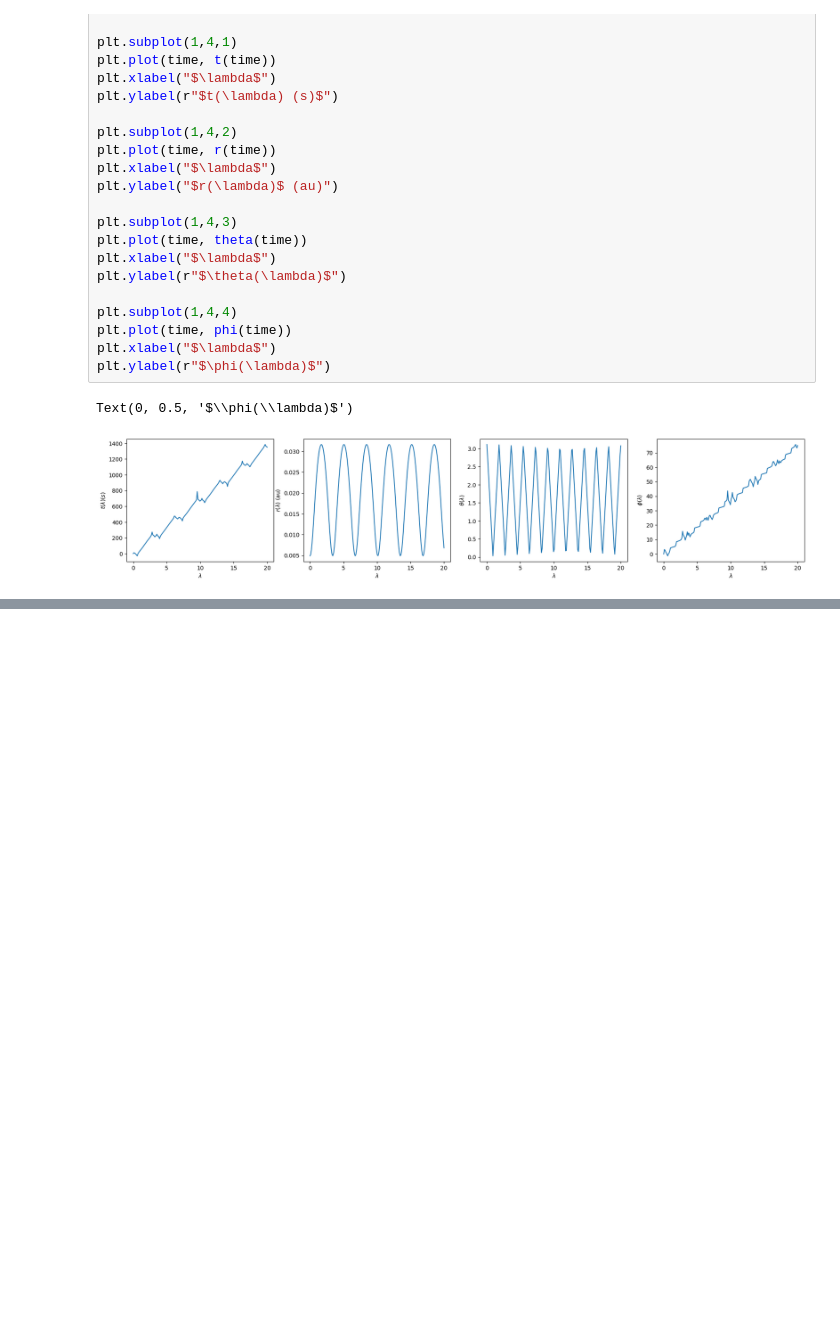
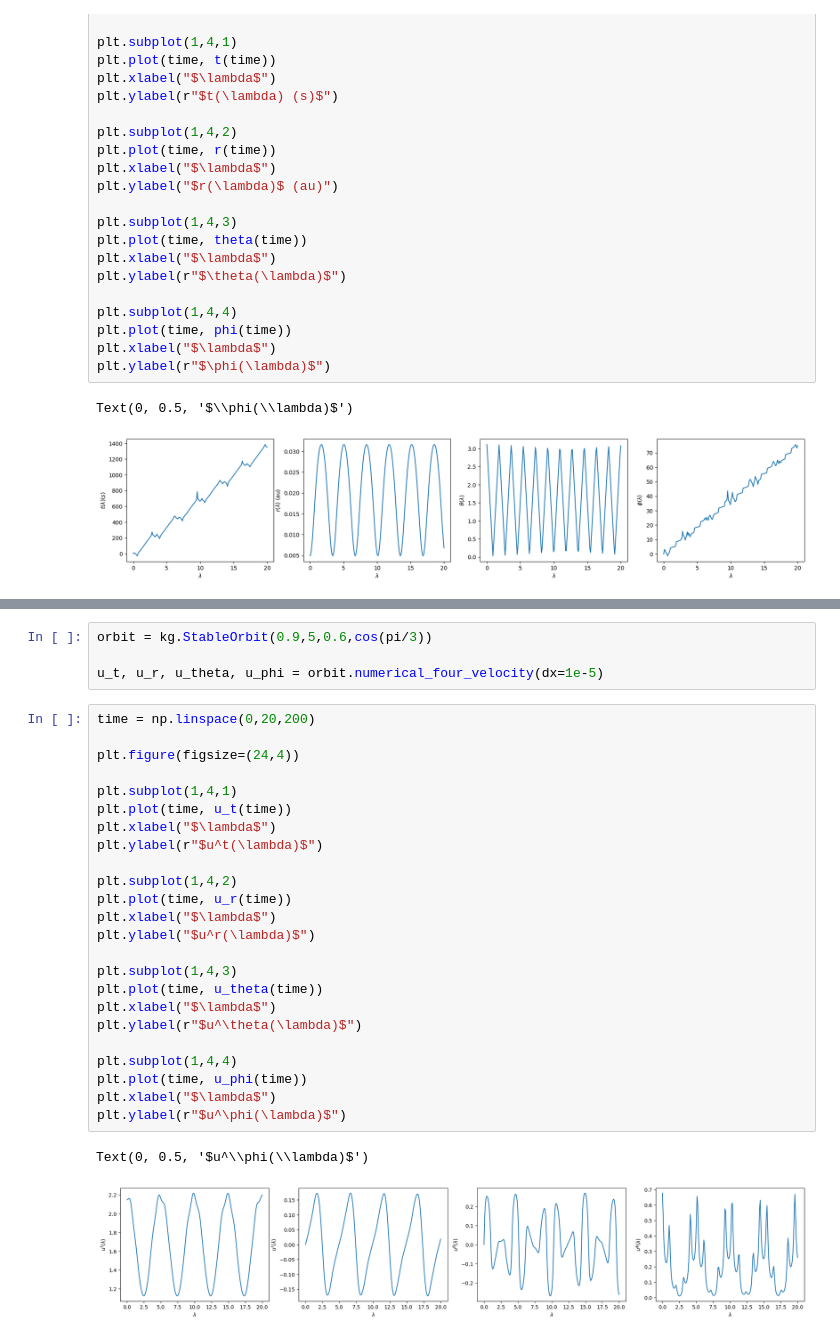
Before and after one commit to BlackHolePerturbationToolkit/KerrGeoPy, a Jupyter notebook: docs/source/notebooks/Trajectory.ipynb, the cells around one changed output, grey strips where cells are left out. Cells and saved outputs as stored; diff of their text form; blank space fills up the shorter version.

```diff
--- a/docs/source/notebooks/Trajectory.ipynb
+++ b/docs/source/notebooks/Trajectory.ipynb
@@ -105,0 +146,31 @@ Text(0, 0.5, '$\\phi(\\lambda)$')
+# %%
+orbit = kg.StableOrbit(0.9,5,0.6,cos(pi/3))
+
+u_t, u_r, u_theta, u_phi = orbit.numerical_four_velocity(dx=1e-5)
+# %%
+time = np.linspace(0,20,200)
+
+plt.figure(figsize=(24,4))
+
+plt.subplot(1,4,1)
+plt.plot(time, u_t(time))
+plt.xlabel("$\lambda$")
+plt.ylabel(r"$u^t(\lambda)$")
+
+plt.subplot(1,4,2)
+plt.plot(time, u_r(time))
+plt.xlabel("$\lambda$")
+plt.ylabel("$u^r(\lambda)$")
+
+plt.subplot(1,4,3)
+plt.plot(time, u_theta(time))
+plt.xlabel("$\lambda$")
+plt.ylabel(r"$u^\theta(\lambda)$")
+
+plt.subplot(1,4,4)
+plt.plot(time, u_phi(time))
+plt.xlabel("$\lambda$")
+plt.ylabel(r"$u^\phi(\lambda)$")
+# %% [output]
+Text(0, 0.5, '$u^\\phi(\\lambda)$')
+[figure, added]
```
Also changed, not shown: parts of 4 cells of this notebook.
